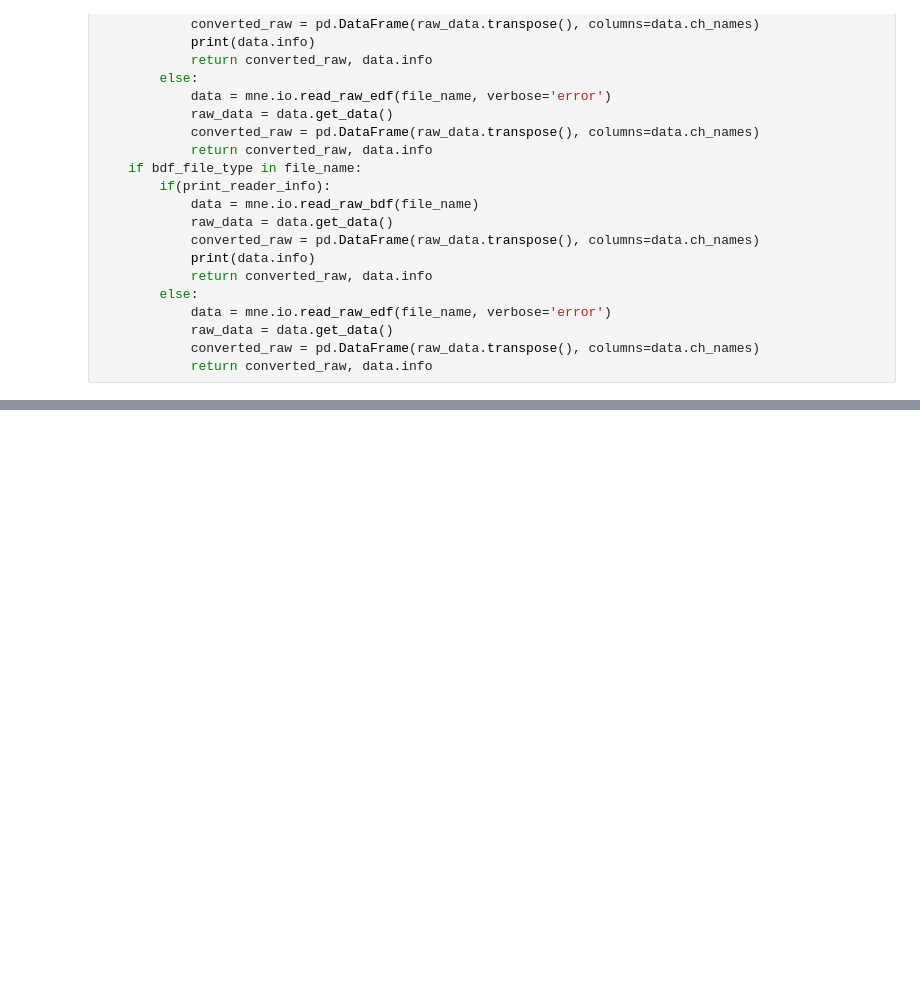
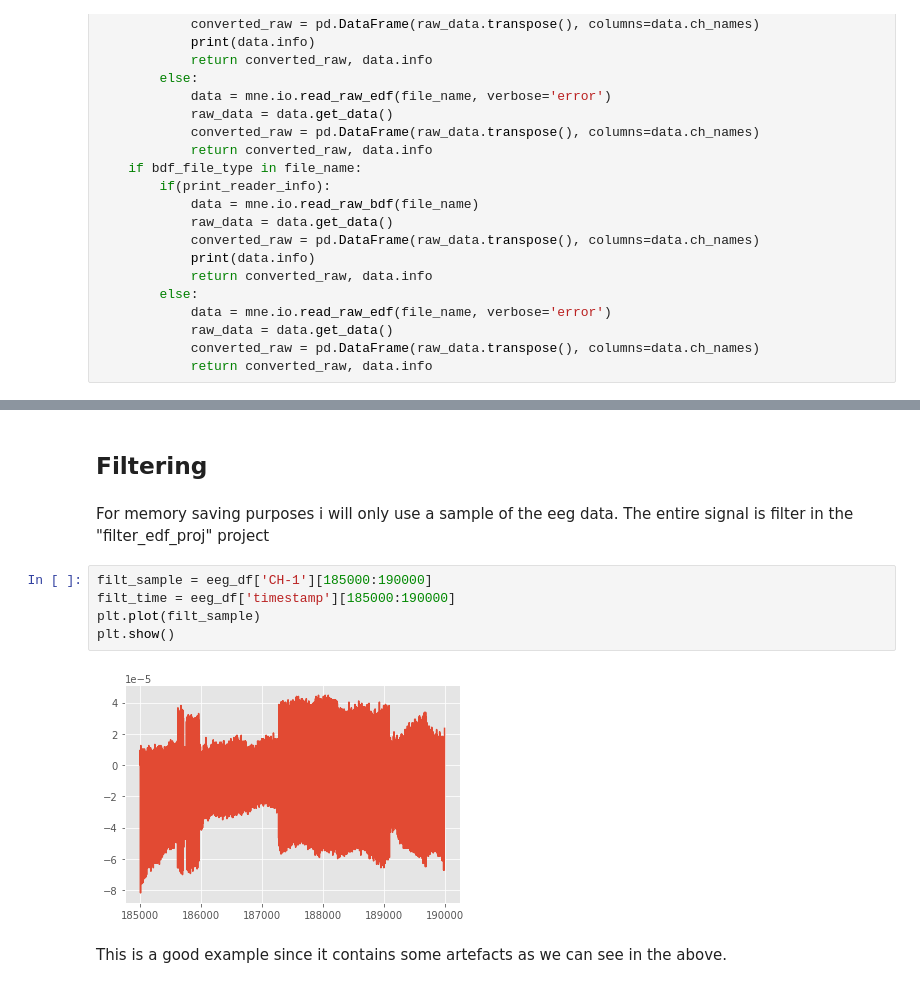
Before and after one commit to nikl1425/DeepLearning_Master, a Jupyter notebook: Master_Thesis_Project/Data_Analysis/Dataset-Køge.ipynb, the cells around one changed output, grey strips where cells are left out. Saved outputs shown, nothing was run; the diff lists cells and outputs as text; blank space fills up the shorter version.

```diff
--- a/Master_Thesis_Project/Data_Analysis/Dataset-Køge.ipynb
+++ b/Master_Thesis_Project/Data_Analysis/Dataset-Køge.ipynb
@@ -155,0 +276,13 @@ eeg_df, info = ReadEdfFile("")
+# %% [markdown]
+## Filtering
+# %% [markdown]
+For memory saving purposes i will only use a sample of the eeg data. The entire signal is filter in the "filter_edf_proj" project
+# %%
+filt_sample = eeg_df['CH-1'][185000:190000]
+filt_time = eeg_df['timestamp'][185000:190000]
+plt.plot(filt_sample)
+plt.show()
+# %% [output]
+[figure, added]
+# %% [markdown]
+This is a good example since it contains some artefacts as we can see in the above.
```
Also changed, not shown: parts of 95 cells of this notebook.
